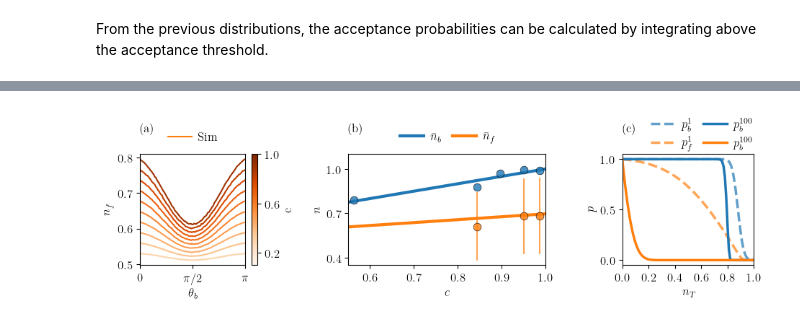
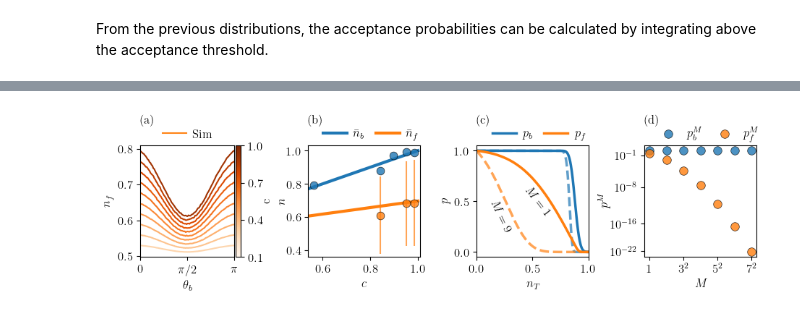
Before and after one commit to lucas-tsunaki/quantum-token, a Jupyter notebook: 04_nf.ipynb, the cells around one changed output, grey strips where cells are left out. Drawn from its saved outputs; the diff is of its cells as text; code cells hidden in the pictures.

Commit message:
arxiv v2
figure adjustments, standard exp data files, more efficient fits

```diff
--- a/04_nf.ipynb
+++ b/04_nf.ipynb
@@ -283,13 +285,13 @@ fig, axs = plt.subplots(2, 3, figsize=(9, 4))
 axs[0][0].hist(nb_sherbrooke/nq, bins=8, alpha=.5, density=True)
 axs[0][0].hist(nf_sherbrooke_combined.flatten(), bins=8, alpha=.5, density=True)
 
-axs[0][1].hist(nb_kyiv/nq, bins=10, alpha=.5, density=True)
+axs[0][1].hist(nb_kyiv/nq, bins=9, alpha=.5, density=True)
 axs[0][1].hist(nf_kyiv_combined.flatten(), bins=10, alpha=.5, density=True)
 
 axs[0][2].hist(nb_brisbane/nq, bins=8, alpha=.5, density=True, label=r'$n_b$')
 axs[0][2].hist(nf_brisbabe_combined.flatten(), bins=8, alpha=.5, density=True, label=r'$n_f$')
 
-x = np.linspace(0, 1, 100)
+x = np.linspace(0, 1, 1000)
 
 axs[0][0].plot(x, norm.pdf(x, *norm.fit(nb_sherbrooke/nq)), alpha=.9, lw=3, c='C0', zorder=0)
 axs[0][0].plot(x, skewnorm.pdf(x, *skewnorm.fit(nf_sherbrooke_combined.flatten())), alpha=.9, lw=3, c='C1')
@@ -311,9 +313,9 @@ axs[1][1].errorbar(np.arccos(z_b), np.mean(nb_kyiv.reshape(9,9), axis=0)/300,
 axs[1][2].errorbar(np.arccos(z_b), np.mean(nb_brisbane.reshape(9,9), axis=0)/300,
                 np.std(nb_brisbane.reshape(9,9), axis=0)/300, fmt='o', color='C0', linestyle='', lw=1, alpha=.7, markersize=6)
 
-axs[1][0].axhline(c_sherbrooke, linestyle='--', color='C0', alpha=.7, lw=3)
-axs[1][1].axhline(c_kyiv, linestyle='--', color='C0', alpha=.7, lw=3)
-axs[1][2].axhline(c_brisbane, linestyle='--', color='C0', alpha=.7, lw=3, label=r'$ N_1/(N_1+N_0) $')
+axs[1][0].axhline(c_IBMQ[0], linestyle='--', color='C0', alpha=.7, lw=3)
+axs[1][1].axhline(c_IBMQ[0], linestyle='--', color='C0', alpha=.7, lw=3)
+axs[1][2].axhline(c_IBMQ[2], linestyle='--', color='C0', alpha=.7, lw=3, label=r'$ N_1/(N_1+N_0) $')
 
 axs[1][0].plot(theta_sim, nf_sim_sherbrooke, color='C1', linestyle='--', lw=3, alpha=.7)
 axs[1][1].plot(theta_sim, nf_sim_kyiv, color='C1', linestyle='--', lw=3, alpha=.7)
@@ -335,8 +337,11 @@ for itr in range(3):
     axs[1][itr].set_xticks([0, np.pi/2, np.pi], [r'$0$', r'$\pi/2$', r'$\pi$'])
     axs[1][itr].set_xlabel(r'$\theta_b$')
     axs[0][itr].set_xlabel(r'$n$')
-    axs[0][itr].set_xlim(0, 1.02)
-    axs[0][itr].set_xticks([0, .5, 1])
+
+axs[0][0].set_xlim(.6, 1.01)
+axs[0][1].set_xlim(.6, 1.01)
+axs[0][2].set_xlim(0, 1.02)
+axs[0][2].set_xticks([0, .5, 1])
 
 axs[0][1].set_ylim(0, 55)
 axs[0][0].set_ylim(0, 55)
@@ -465,5 +463,5 @@ Brisbane
 # %%
-fig, axs = plt.subplots(1, 3, figsize=(11,2), width_ratios=[1, 1.5, 1])
+fig, axs = plt.subplots(1, 4, figsize=(11,2))
 
 ############################
 
@@ -479,51 +477,73 @@ axs[0].set_xlabel(r'$\theta_b$')
 axs[0].set_ylabel(r'$n_f$')
 axs[0].set_xlim(0, np.pi)
 axs[0].set_xticks([0, np.pi/2, np.pi], [r'$0$', r'$\pi/2$', r'$\pi$'])
-axs[0].legend(frameon=False, loc='center', bbox_to_anchor=(.5, 1.15), handletextpad=.5, ncols=2, columnspacing=1)
+axs[0].legend(frameon=False, loc='center', bbox_to_anchor=(.5, 1.1), handletextpad=.5, ncols=2, columnspacing=1)
 
-cbar = plt.colorbar(sm, ax=axs[0], ticks=[.2, .6, 1])
-cbar.set_label('c')
+cbar = plt.colorbar(sm, ax=axs[0], ticks=[.1,.4,.7, 1], pad=0.01)
+cbar.set_label('c', labelpad=-2)
 sm.set_clim(c_sim[0], c_sim[-1])
 
 ############################
 
 axs[1].plot(c_sim, c_sim/2 +.5, label=r'$\bar{n}_b$', lw=3, color='C0')
-axs[1].scatter(c_IBMQ, nb_exp, c='C0', s=60, zorder=10, edgecolor='k', linewidth=.5, alpha=.8)
+axs[1].scatter(c_IBMQ, nb_exp_mean, c='C0', s=60, zorder=10, edgecolor='k', linewidth=.5, alpha=.8)
 # axs[0].errorbar(c_IBMQ, nb_exp, yerr=nb_exp_dev, fmt='', color='black', linestyle='', lw=1.5, markersize=8, alpha=.7)
 
-axs[1].scatter(c_IBMQ, nf_exp, c='C1', s=60, zorder=10, edgecolor='k', linewidth=.5, alpha=.8)
-axs[1].errorbar(c_IBMQ, nf_exp, yerr=nf_exp_dev, fmt='', color='C1', linestyle='', lw=1.5, markersize=8, alpha=.7)
+axs[1].scatter(c_IBMQ, nf_exp_mean, c='C1', s=60, zorder=10, edgecolor='k', linewidth=.5, alpha=.8)
+axs[1].errorbar(c_IBMQ, nf_exp_mean, yerr=nf_exp_dev, fmt='', color='C1', linestyle='', lw=1.5, markersize=8, alpha=.7)
 
 axs[1].plot(c_sim, np.mean(nf_sim, axis=1), lw=3, color='C1', label=r'$ \bar{n}_f $')
-axs[1].set_ylim(0.35, 1.1)
-axs[1].set_xlim(0.55, 1)
-axs[1].set_yticks([.4, .7, 1])
-# axs[0].set_xticks([.1, .4,.7, 1])
+axs[1].set_ylim(0.36, 1.03)
+axs[1].set_xlim(0.54, 1.01)
+axs[1].set_yticks([.4, .6, .8, 1])
+axs[1].set_xticks([.6, .8, 1])
 
 axs[1].set_xlabel(r'$c$')
-axs[1].set_ylabel(r'$n$')
-axs[1].legend(frameon=False, loc='upper center', bbox_to_anchor=(.5, 1.3), handletextpad=.5, ncol=2, columnspacing=1)
+axs[1].set_ylabel(r'$n$', labelpad=-1)
+axs[1].legend(frameon=False, loc='center', bbox_to_anchor=(.55, 1.1), handletextpad=.5, ncol=2, columnspacing=1)
 
-##################################3
+##################################
 
-axs[2].plot(nT, acceptance_bank_brisbane, c='C0', lw=2.5, linestyle='--', alpha=.7, label='$p_b^1$')
-axs[2].plot(nT, acceptance_forger_brisbane, c='C1', lw=2.5, linestyle='--', alpha=.7, label='$p_f^1$')
-axs[2].plot(nT, acceptance_bank_brisbane**100, c='C0', lw=2.5, label='$p_b^{100}$')
-axs[2].plot(nT, acceptance_forger_brisbane**100, c='C1', lw=2.5, label='$p_b^{100}$')
-axs[2].legend(frameon=False, loc='upper center', bbox_to_anchor=(.6, 1.42), handletextpad=.5, ncols=2, columnspacing=1)
+axs[2].plot(nT, acceptance_bank_brisbane**9, c='C0', lw=2.5, linestyle='--', alpha=.7)
+axs[2].plot(nT, acceptance_forger_brisbane**9, c='C1', lw=2.5, linestyle='--', alpha=.7)
+axs[2].plot(nT, acceptance_bank_brisbane, c='C0', lw=2.5, label='$p_b$')
+axs[2].plot(nT, acceptance_forger_brisbane, c='C1', lw=2.5, label='$p_f$')
+
+axs[2].legend(frameon=False, loc='center', bbox_to_anchor=(.55, 1.1), handletextpad=.5, ncols=2, columnspacing=1)
+
+axs[2].text(.55, .5, '$M=1$', va='center', ha='center', fontsize=12, rotation=-52)
+axs[2].text(.22, .35, '$M=9$', va='center', ha='center', fontsize=12, rotation=-65)
 
 axs[2].set_xlim(0, 1)
 axs[2].set_ylim(-0.05, 1.05)
 axs[2].set_xlabel(r'$n_T$')
 axs[2].set_ylabel(r'$p$')
 axs[2].set_yticks([0, .5, 1])
-axs[2].set_xticks([.0, .2, .4, .6, .8, 1])
+axs[2].set_xticks([.0, .5, 1])
+
+##################################
+
+axs[3].scatter(M,
+               [acceptance_bank_brisbane[np.where(acceptance_bank_brisbane**(M**2) >= .999)[0][-1]]**(M**2) for M in M],
+               s=70, zorder=10, edgecolor='k', linewidth=.5, alpha=.8, c='C0', label='$p_b^M$')
+axs[3].scatter(M,
+               [acceptance_forger_brisbane[np.where(acceptance_bank_brisbane**(M**2) >= .999)[0][-1]]**(M**2) for M in M],
+               s=70, zorder=10, edgecolor='k', linewidth=.5, alpha=.8, c='C1', label='$p_f^M$')
+axs[3].set_yscale('log')
+axs[3].set_xticks([1, 3, 5, 7], [r'$1$', r'$3^2$', r'$5^2$',r'$7^2$'])
+axs[3].set_xlabel(r'$M$')
+axs[3].set_ylabel(r'$p ^{M}$', labelpad=0)
+axs[3].set_yticks([1e-1, 1e-8, 1e-16, 1e-22])
+axs[3].legend(frameon=False, loc='center', bbox_to_anchor=(.55, 1.1), handletextpad=.5, ncols=2, columnspacing=1)
+
+##################################
 
 axs[0].set_title('(a)', fontsize=12, loc='left', y=1.15)
 axs[1].set_title('(b)', fontsize=12, loc='left', y=1.15)
 axs[2].set_title('(c)', fontsize=12, loc='left', y=1.15)
+axs[3].set_title('(d)', fontsize=12, loc='left', y=1.15)
 
 fig.subplots_adjust(wspace=0.5)
 fig.savefig('./figures/acceptance.pdf', bbox_inches='tight', transparent=True)
 # %% [output]
-[figure, old version]
+[figure, new version]
```
Also changed, not shown: parts of 11 cells of this notebook, 8 other files.
